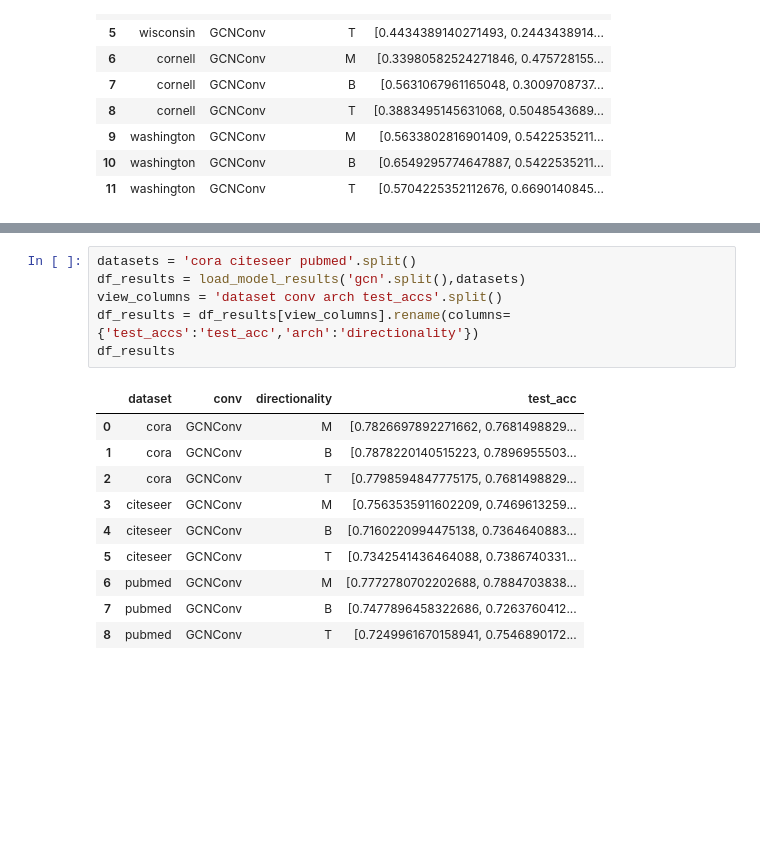
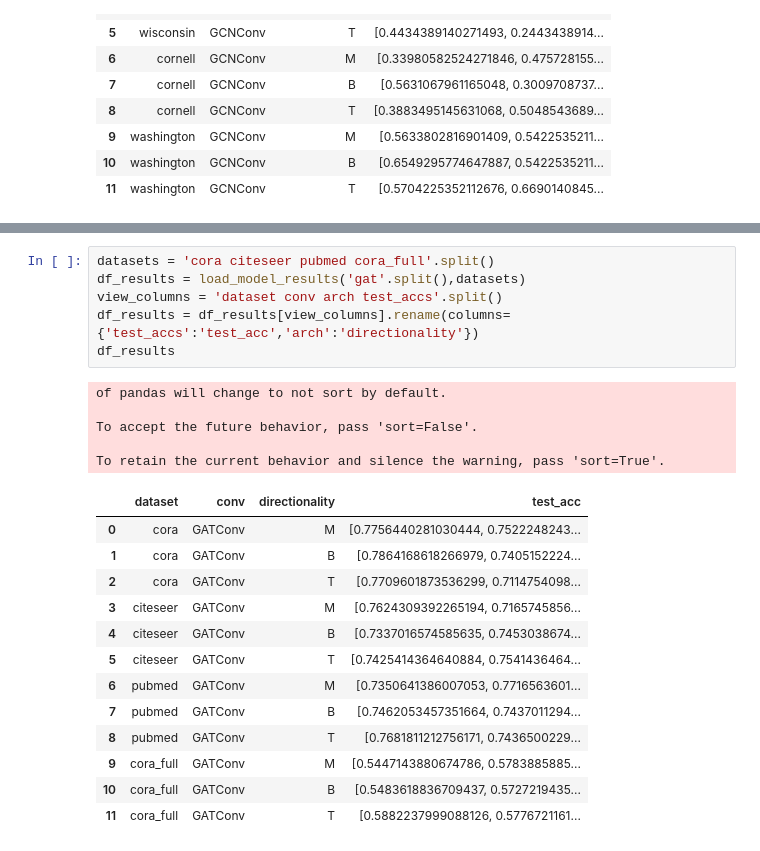
Before and after one commit to sqrhussain/structure-in-gnn, a Jupyter notebook: notebooks/results significance.ipynb, the cells around one changed output, grey strips where cells are left out. Cells and saved outputs as stored; diff of their text form; blank space fills up the shorter version.

```diff
--- a/notebooks/results significance.ipynb
+++ b/notebooks/results significance.ipynb
@@ -65,18 +65,26 @@ Ttest_relResult(statistic=0.6909643853785952, pvalue=0.4903931269916918)
 # %%
-datasets = 'cora citeseer pubmed'.split()
-df_results = load_model_results('gcn'.split(),datasets)
+datasets = 'cora citeseer pubmed cora_full'.split()
+df_results = load_model_results('gat'.split(),datasets)
 view_columns = 'dataset conv arch test_accs'.split()
 df_results = df_results[view_columns].rename(columns={'test_accs':'test_acc','arch':'directionality'})
 df_results
 # %% [output]
+of pandas will change to not sort by default.
+
+To accept the future behavior, pass 'sort=False'.
+
+To retain the current behavior and silence the warning, pass 'sort=True'.
 |  | dataset | conv | directionality | test_acc |
-| 0 | cora | GCNConv | M | [0.7826697892271662, 0.7681498829... |
-| 1 | cora | GCNConv | B | [0.7878220140515223, 0.7896955503... |
-| 2 | cora | GCNConv | T | [0.7798594847775175, 0.7681498829... |
-| 3 | citeseer | GCNConv | M | [0.7563535911602209, 0.7469613259... |
-| 4 | citeseer | GCNConv | B | [0.7160220994475138, 0.7364640883... |
-| 5 | citeseer | GCNConv | T | [0.7342541436464088, 0.7386740331... |
-| 6 | pubmed | GCNConv | M | [0.7772780702202688, 0.7884703838... |
-| 7 | pubmed | GCNConv | B | [0.7477896458322686, 0.7263760412... |
-| 8 | pubmed | GCNConv | T | [0.7249961670158941, 0.7546890172... |
+| 0 | cora | GATConv | M | [0.7756440281030444, 0.7522248243... |
+| 1 | cora | GATConv | B | [0.7864168618266979, 0.7405152224... |
+| 2 | cora | GATConv | T | [0.7709601873536299, 0.7114754098... |
+| 3 | citeseer | GATConv | M | [0.7624309392265194, 0.7165745856... |
+| 4 | citeseer | GATConv | B | [0.7337016574585635, 0.7453038674... |
+| 5 | citeseer | GATConv | T | [0.7425414364640884, 0.7541436464... |
+| 6 | pubmed | GATConv | M | [0.7350641386007053, 0.7716563601... |
+| 7 | pubmed | GATConv | B | [0.7462053457351664, 0.7437011294... |
+| 8 | pubmed | GATConv | T | [0.7681811212756171, 0.7436500229... |
+| 9 | cora_full | GATConv | M | [0.5447143880674786, 0.5783885885... |
+| 10 | cora_full | GATConv | B | [0.5483618836709437, 0.5727219435... |
+| 11 | cora_full | GATConv | T | [0.5882237999088126, 0.5776721161... |
 # %%
```
Also changed, not shown: parts of 3 cells of this notebook, 11 other files.
